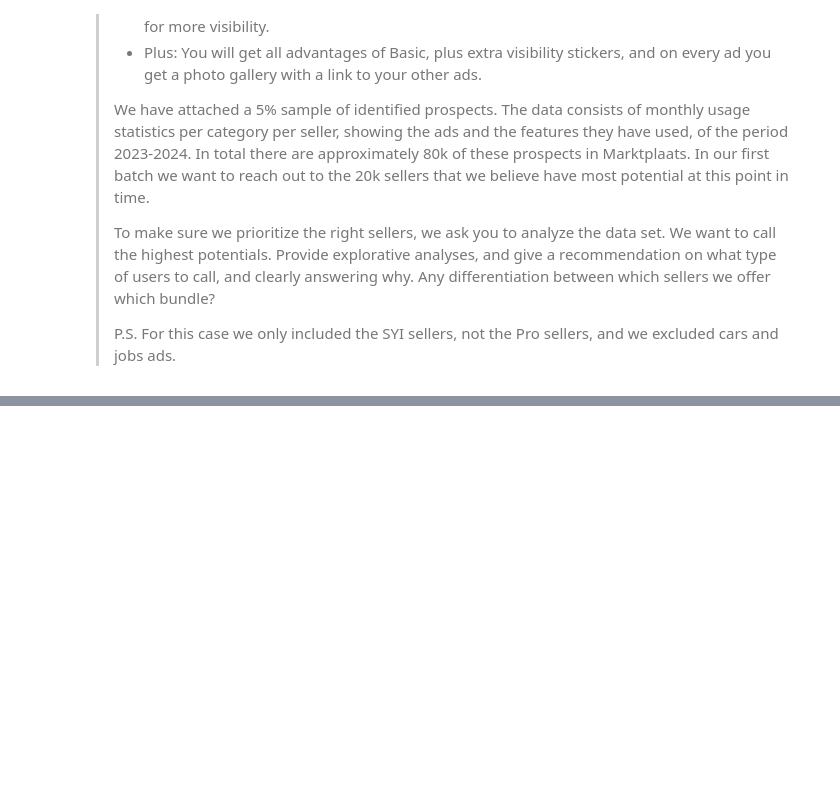
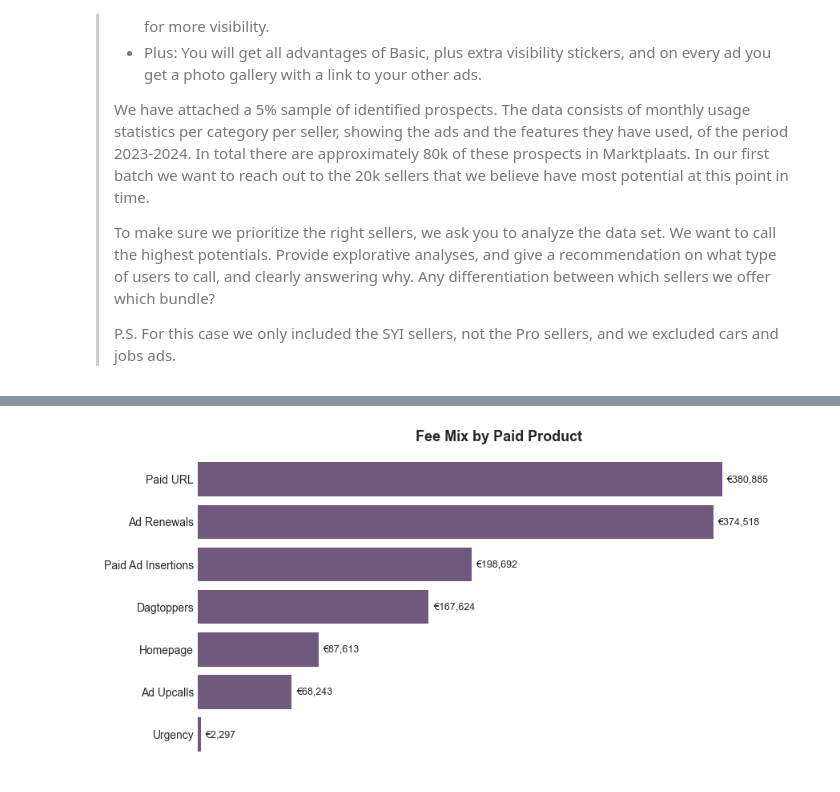
Before and after one commit to omer-t/marktplaats-assignment, a Jupyter notebook: assignments/marketing_analyst/q2_outreach_prioritization.ipynb, the cells around one changed output, grey strips where cells are left out. Saved outputs shown, nothing was run; the diff lists cells and outputs as text; code cells hidden in the pictures; blank space fills up the shorter version.

```diff
--- a/assignments/marketing_analyst/q2_outreach_prioritization.ipynb
+++ b/assignments/marketing_analyst/q2_outreach_prioritization.ipynb
@@ -16,0 +208,15 @@
+# %%
+seller_summary = seller_level_q2_summary(df)
+
+seller_summary_display = seller_summary.drop(
+    columns=[Q2_USER_COLUMN, "first_month", "last_month", "has_paid_visibility", "has_paid_ads"]
+)
+seller_summary_display = seller_summary_display.rename(columns=readable_metric_label)
+seller_summary_describe = seller_summary_display.describe(percentiles=[0.25, 0.5, 0.75, 0.9, 0.95, 0.99]).round(2)
+seller_summary_describe_display = seller_summary_describe.copy()
+for column in ["Total Fees", "Average Fees per Active Month"]:
+    seller_summary_describe_display[column] = [
+        f"{value:,.0f}" if index == "count" else f"€{value:,.2f}"
+        for index, value in seller_summary_describe_display[column].items()
+    ]
+seller_summary_describe_display
@@ -16,0 +448,19 @@
+# %%
+fee_mix = df[fee_cols].sum().sort_values()
+fee_mix.index = [readable_metric_label(column) for column in fee_mix.index]
+
+fig, ax = plt.subplots(figsize=(9, 4.5))
+ax.barh(fee_mix.index, fee_mix.values, color="#6F5A7E")
+ax.set_title("Fee Mix by Paid Product")
+add_horizontal_bar_labels(ax, fmt="€{:,.0f}")
+ax.grid(False)
+ax.margins(x=0.15)
+ax.set_xlabel("")
+ax.tick_params(axis="x", bottom=False, labelbottom=False)
+ax.tick_params(axis="y", left=False)
+ax.spines["bottom"].set_visible(False)
+ax.spines["left"].set_visible(False)
+
+fig.tight_layout()
+# %% [output]
+[figure, added]
```
Also changed, not shown: parts of 26 cells of this notebook, 3 other files.
